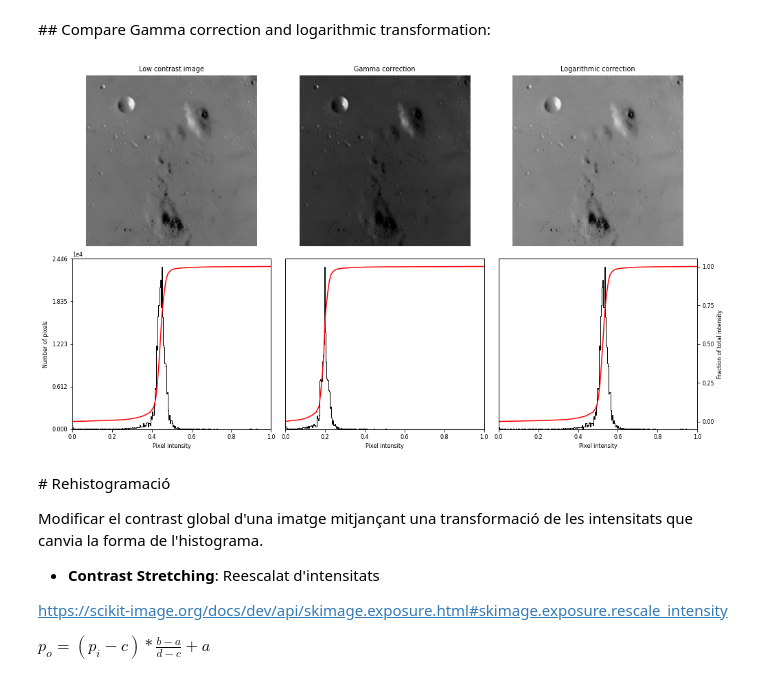
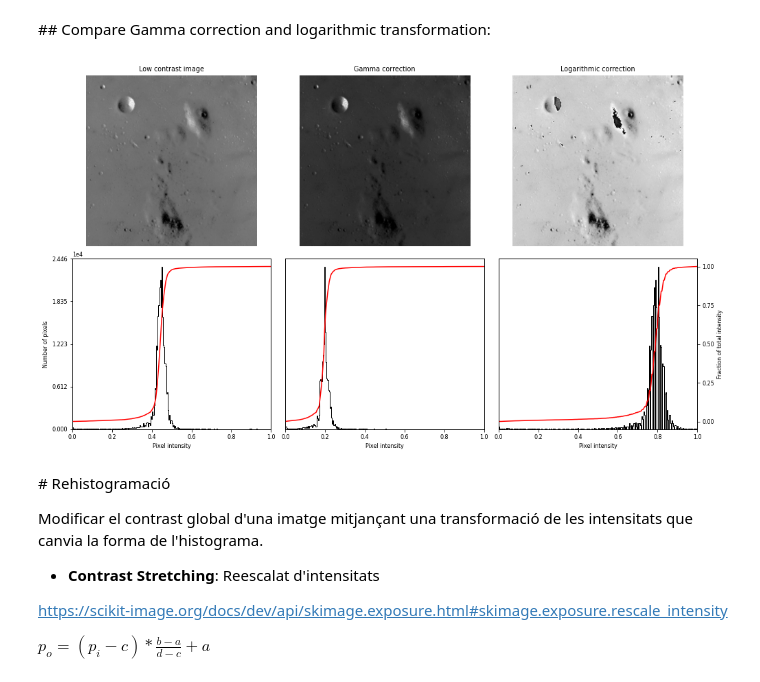
Before and after one commit to raulbenitez/PIB, a Jupyter notebook: Rehistogramacio_ajust_contrast.ipynb, the cells around one changed output. Saved outputs shown, nothing was run; the diff lists cells and outputs as text; code cells hidden in the pictures.

```diff
--- a/Rehistogramacio_ajust_contrast.ipynb
+++ b/Rehistogramacio_ajust_contrast.ipynb
@@ -193,39 +213,39 @@ img = data.moon()
 gamma_corrected = exposure.adjust_gamma(img, 2)
 
 # Logarithmic
-logarithmic_corrected = exposure.adjust_log(img, 1)
+logarithmic_corrected = exposure.adjust_log(img, 1.5)
 
 # Display results
 fig = plt.figure(figsize=(14, 8))
 axes = np.zeros((2, 3), dtype=np.object)
 axes[0, 0] = plt.subplot(2, 3, 1)
 axes[0, 1] = plt.subplot(2, 3, 2, sharex=axes[0, 0], sharey=axes[0, 0])
 axes[0, 2] = plt.subplot(2, 3, 3, sharex=axes[0, 0], sharey=axes[0, 0])
 axes[1, 0] = plt.subplot(2, 3, 4)
 axes[1, 1] = plt.subplot(2, 3, 5)
 axes[1, 2] = plt.subplot(2, 3, 6)
 
 ax_img, ax_hist, ax_cdf = plot_img_and_hist(img, axes[:, 0])
 ax_img.set_title('Low contrast image')
 
 y_min, y_max = ax_hist.get_ylim()
 ax_hist.set_ylabel('Number of pixels')
 ax_hist.set_yticks(np.linspace(0, y_max, 5))
 
 ax_img, ax_hist, ax_cdf = plot_img_and_hist(gamma_corrected, axes[:, 1])
 ax_img.set_title('Gamma correction')
 
 ax_img, ax_hist, ax_cdf = plot_img_and_hist(logarithmic_corrected, axes[:, 2])
 ax_img.set_title('Logarithmic correction')
 
 ax_cdf.set_ylabel('Fraction of total intensity')
 ax_cdf.set_yticks(np.linspace(0, 1, 5))
 
 # prevent overlap of y-axis labels
 fig.tight_layout()
 plt.show()
 # %% [output]
-[figure, old version]
+[figure, new version]
 # %% [markdown]
 # Rehistogramació
 
```
Also changed, not shown: parts of 11 cells of this notebook.
